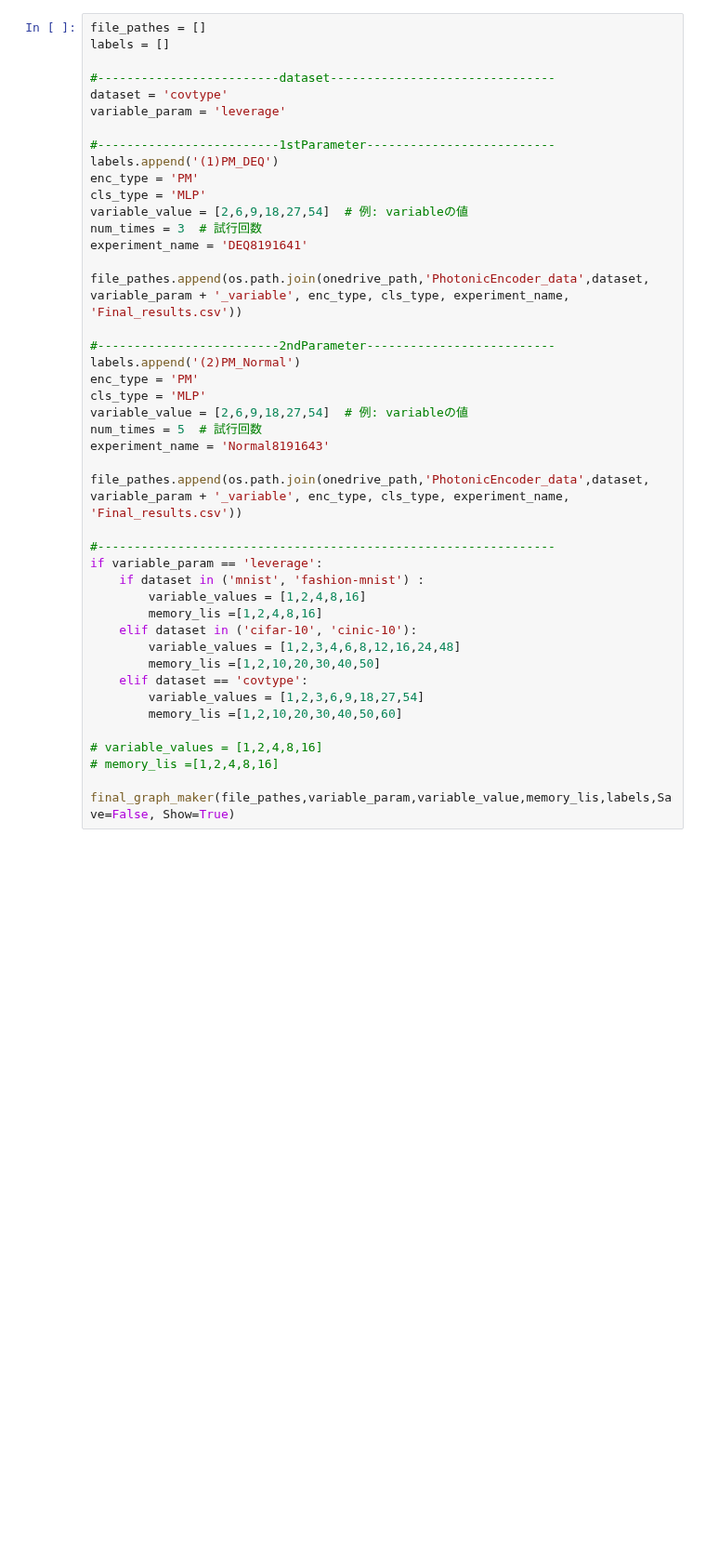
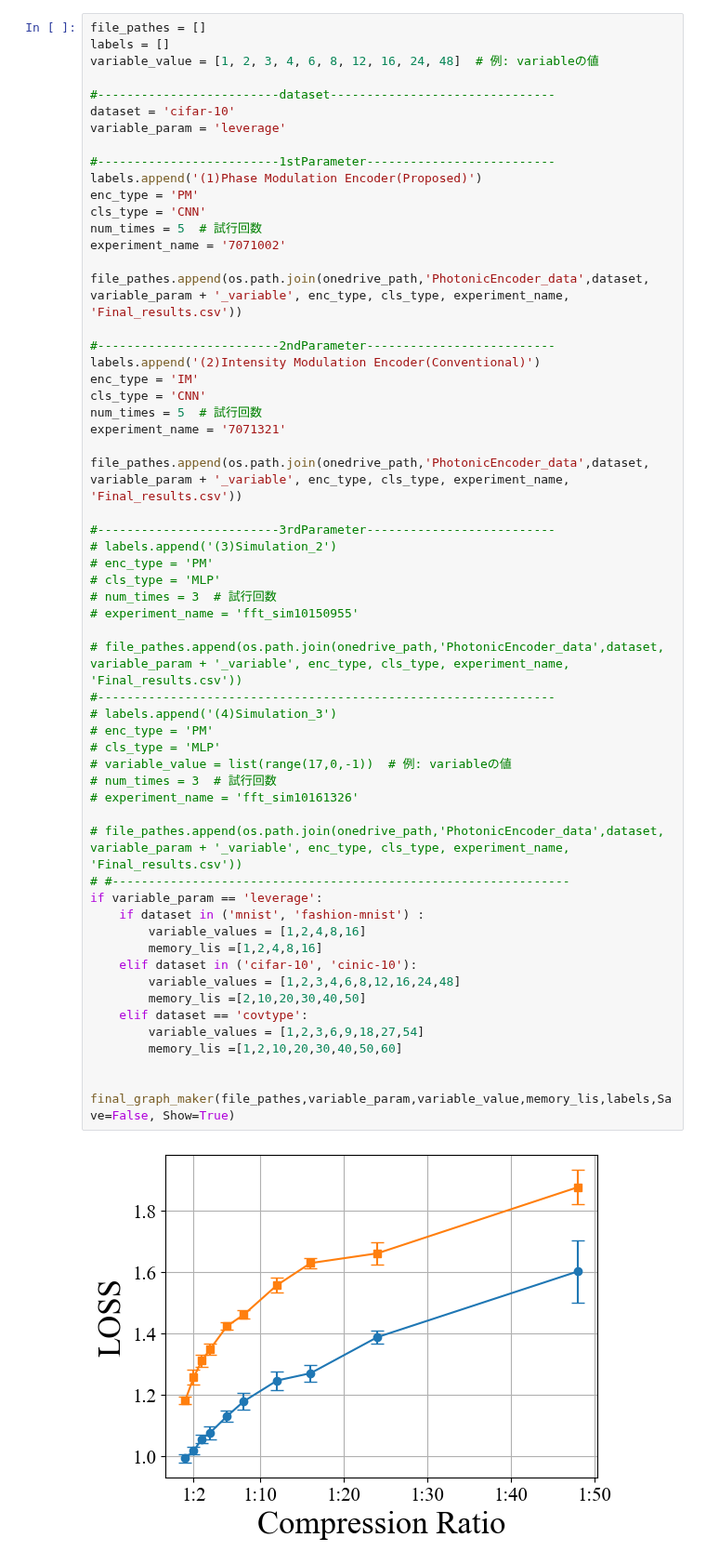
Before and after one commit to Ryuichi-K-create/PhotonicEncoder_public, a Jupyter notebook: Runner/evaluate_note/test_graph.ipynb, the cells around one changed output. Shown at 93% size. Drawn from its saved outputs; the diff is of its cells as text; blank space fills up the shorter version.

```diff
--- a/Runner/evaluate_note/test_graph.ipynb
+++ b/Runner/evaluate_note/test_graph.ipynb
@@ -150,44 +87,60 @@ final_graph_maker(file_pathes,variable_param,variable_value,memory_lis,labels,Sa
 # %%
 file_pathes = []
 labels = []
+variable_value = [1, 2, 3, 4, 6, 8, 12, 16, 24, 48]  # 例: variableの値
 
 #-------------------------dataset-------------------------------
-dataset = 'covtype'
+dataset = 'cifar-10'
 variable_param = 'leverage'
 
 #-------------------------1stParameter--------------------------
-labels.append('(1)PM_DEQ')
+labels.append('(1)Phase Modulation Encoder(Proposed)')
 enc_type = 'PM'
-cls_type = 'MLP'
-variable_value = [2,6,9,18,27,54]  # 例: variableの値
-num_times = 3  # 試行回数
-experiment_name = 'DEQ8191641'
+cls_type = 'CNN'
+num_times = 5  # 試行回数
+experiment_name = '7071002'
 
 file_pathes.append(os.path.join(onedrive_path,'PhotonicEncoder_data',dataset, variable_param + '_variable', enc_type, cls_type, experiment_name, 'Final_results.csv'))
 
 #-------------------------2ndParameter--------------------------
-labels.append('(2)PM_Normal')
-enc_type = 'PM'
-cls_type = 'MLP'
-variable_value = [2,6,9,18,27,54]  # 例: variableの値
+labels.append('(2)Intensity Modulation Encoder(Conventional)')
+enc_type = 'IM'
+cls_type = 'CNN'
 num_times = 5  # 試行回数
-experiment_name = 'Normal8191643'
+experiment_name = '7071321'
 
 file_pathes.append(os.path.join(onedrive_path,'PhotonicEncoder_data',dataset, variable_param + '_variable', enc_type, cls_type, experiment_name, 'Final_results.csv'))
 
+#-------------------------3rdParameter--------------------------
+# labels.append('(3)Simulation_2')
+# enc_type = 'PM'
+# cls_type = 'MLP'
+# num_times = 3  # 試行回数
+# experiment_name = 'fft_sim10150955'
+
+# file_pathes.append(os.path.join(onedrive_path,'PhotonicEncoder_data',dataset, variable_param + '_variable', enc_type, cls_type, experiment_name, 'Final_results.csv'))
 #---------------------------------------------------------------
+# labels.append('(4)Simulation_3')
+# enc_type = 'PM'
+# cls_type = 'MLP'
+# variable_value = list(range(17,0,-1))  # 例: variableの値
+# num_times = 3  # 試行回数
+# experiment_name = 'fft_sim10161326'
+
+# file_pathes.append(os.path.join(onedrive_path,'PhotonicEncoder_data',dataset, variable_param + '_variable', enc_type, cls_type, experiment_name, 'Final_results.csv'))
+# #---------------------------------------------------------------
 if variable_param == 'leverage':
     if dataset in ('mnist', 'fashion-mnist') :
         variable_values = [1,2,4,8,16]
         memory_lis =[1,2,4,8,16]
     elif dataset in ('cifar-10', 'cinic-10'):
         variable_values = [1,2,3,4,6,8,12,16,24,48]
-        memory_lis =[1,2,10,20,30,40,50]
+        memory_lis =[2,10,20,30,40,50]
     elif dataset == 'covtype':
         variable_values = [1,2,3,6,9,18,27,54]
         memory_lis =[1,2,10,20,30,40,50,60]
 
-# variable_values = [1,2,4,8,16]
-# memory_lis =[1,2,4,8,16]
 
 final_graph_maker(file_pathes,variable_param,variable_value,memory_lis,labels,Save=False, Show=True)
+# %% [output]
+[figure, added]
```
Also changed, not shown: parts of 6 cells of this notebook, 2 other files.
